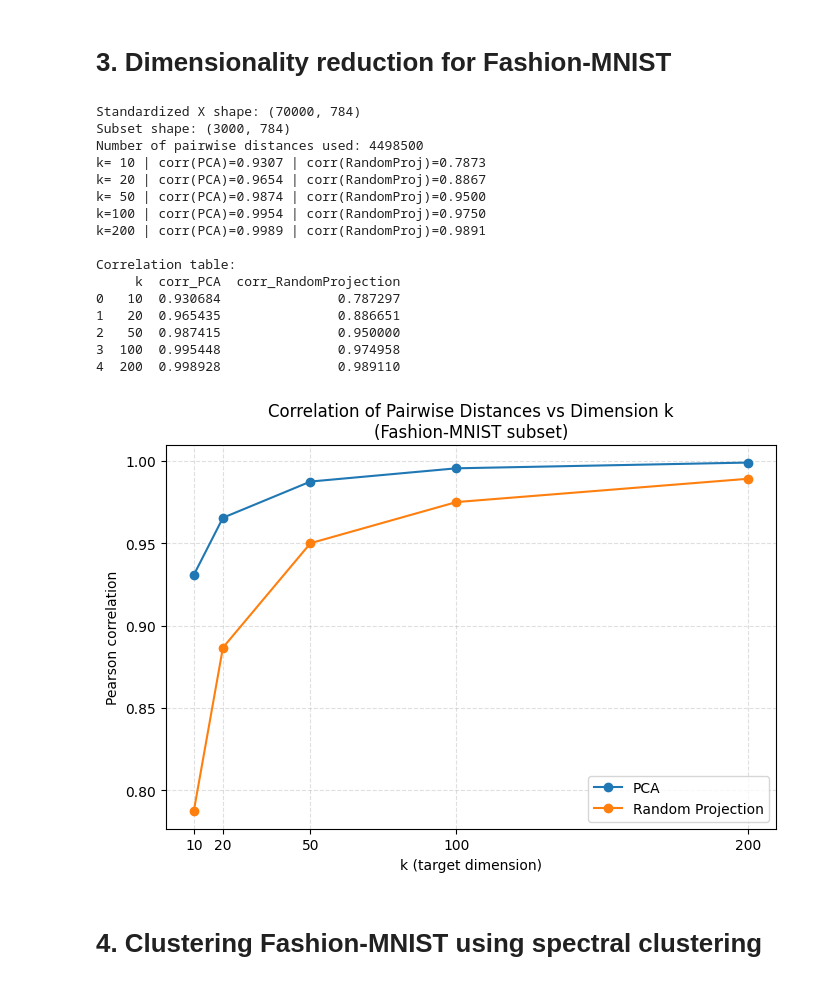
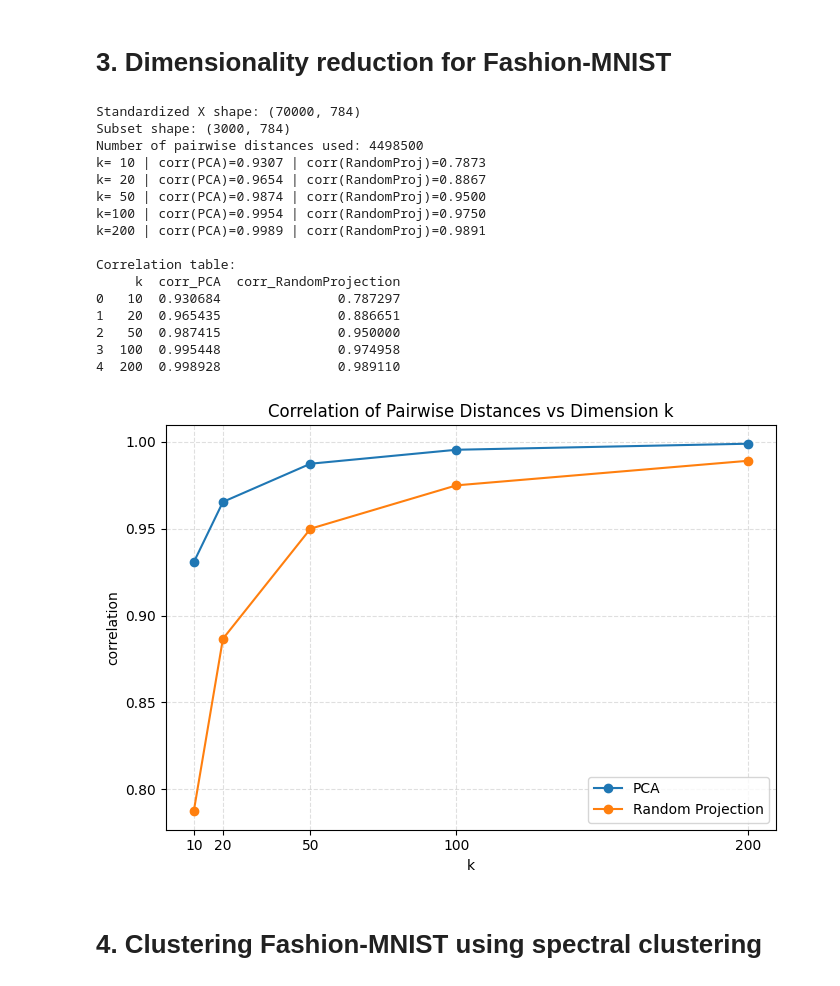
Before and after one commit to Haoqing2001/Math-5750-Project2, a Jupyter notebook: project2.ipynb, the cells around one changed output. Saved outputs shown, nothing was run; the diff lists cells and outputs as text; code cells hidden in the pictures.

```diff
--- a/project2.ipynb
+++ b/project2.ipynb
@@ -282,37 +282,37 @@ df_corr = pd.DataFrame({
 })
 print("\nCorrelation table:")
 print(df_corr)
 
 # ========== Make a plot of this correlation vs. k for the two methods
 plt.figure(figsize=(7, 5))
 plt.plot(KS, corr_pca, marker='o', label='PCA')
 plt.plot(KS, corr_rp,  marker='o', label='Random Projection')
-plt.title("Correlation of Pairwise Distances vs Dimension k\n(Fashion-MNIST subset)")
-plt.xlabel("k (target dimension)")
-plt.ylabel("Pearson correlation")
+plt.title("Correlation of Pairwise Distances vs Dimension k")
+plt.xlabel("k")
+plt.ylabel("correlation")
 plt.xticks(KS)
 plt.legend()
 plt.grid(True, linestyle='--', alpha=0.4)
 plt.tight_layout()
 plt.show()
 # %% [output]
 Standardized X shape: (70000, 784)
 Subset shape: (3000, 784)
 Number of pairwise distances used: 4498500
 k= 10 | corr(PCA)=0.9307 | corr(RandomProj)=0.7873
 k= 20 | corr(PCA)=0.9654 | corr(RandomProj)=0.8867
 k= 50 | corr(PCA)=0.9874 | corr(RandomProj)=0.9500
 k=100 | corr(PCA)=0.9954 | corr(RandomProj)=0.9750
 k=200 | corr(PCA)=0.9989 | corr(RandomProj)=0.9891
 
 Correlation table:
      k  corr_PCA  corr_RandomProjection
 0   10  0.930684               0.787297
 1   20  0.965435               0.886651
 2   50  0.987415               0.950000
 3  100  0.995448               0.974958
 4  200  0.998928               0.989110
-[figure, old version]
+[figure, new version]
 # %% [markdown]
 # 4. Clustering Fashion-MNIST using spectral clustering
 # %%
```
Also changed, not shown: parts of 2 cells of this notebook.
